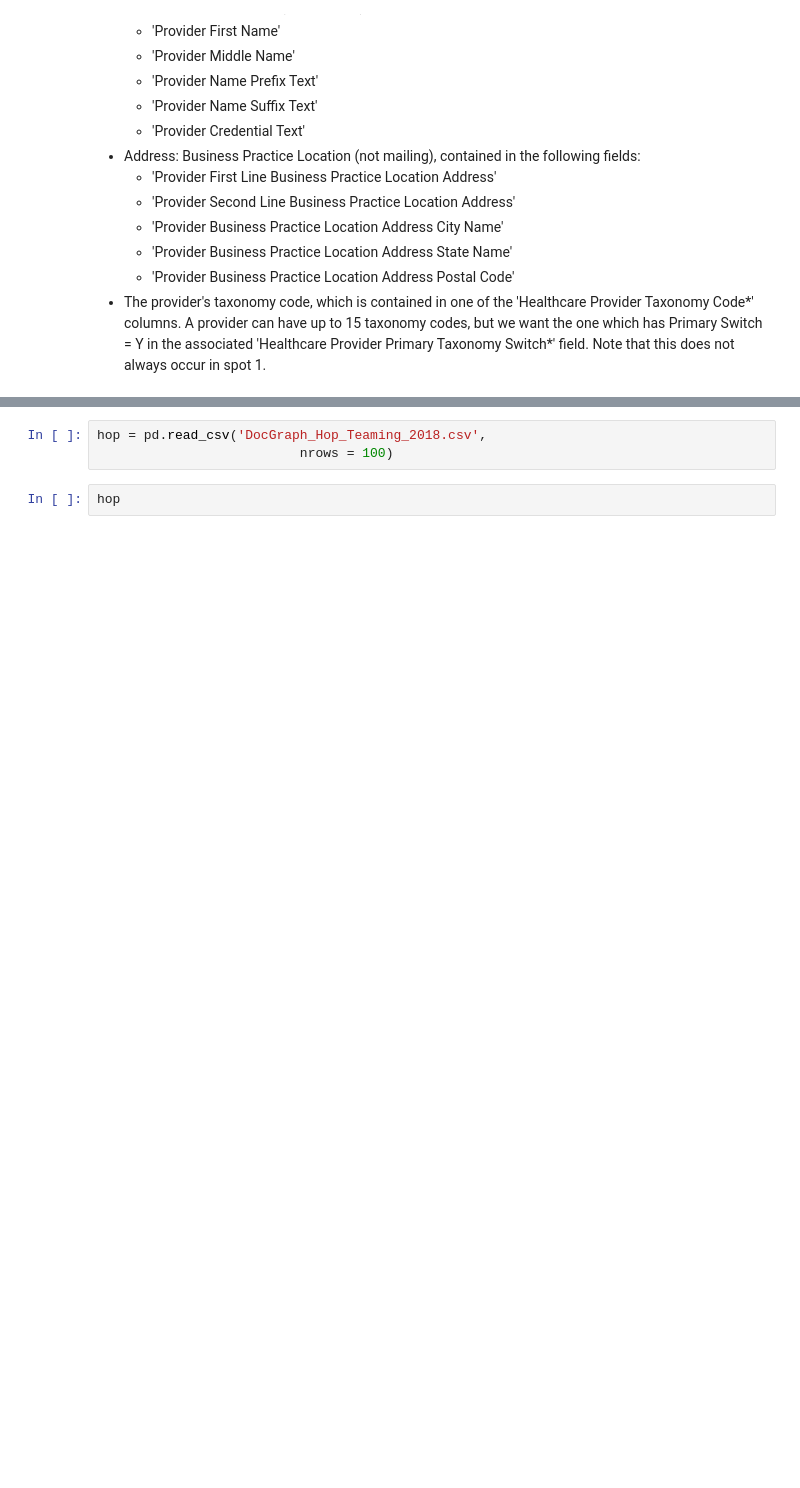
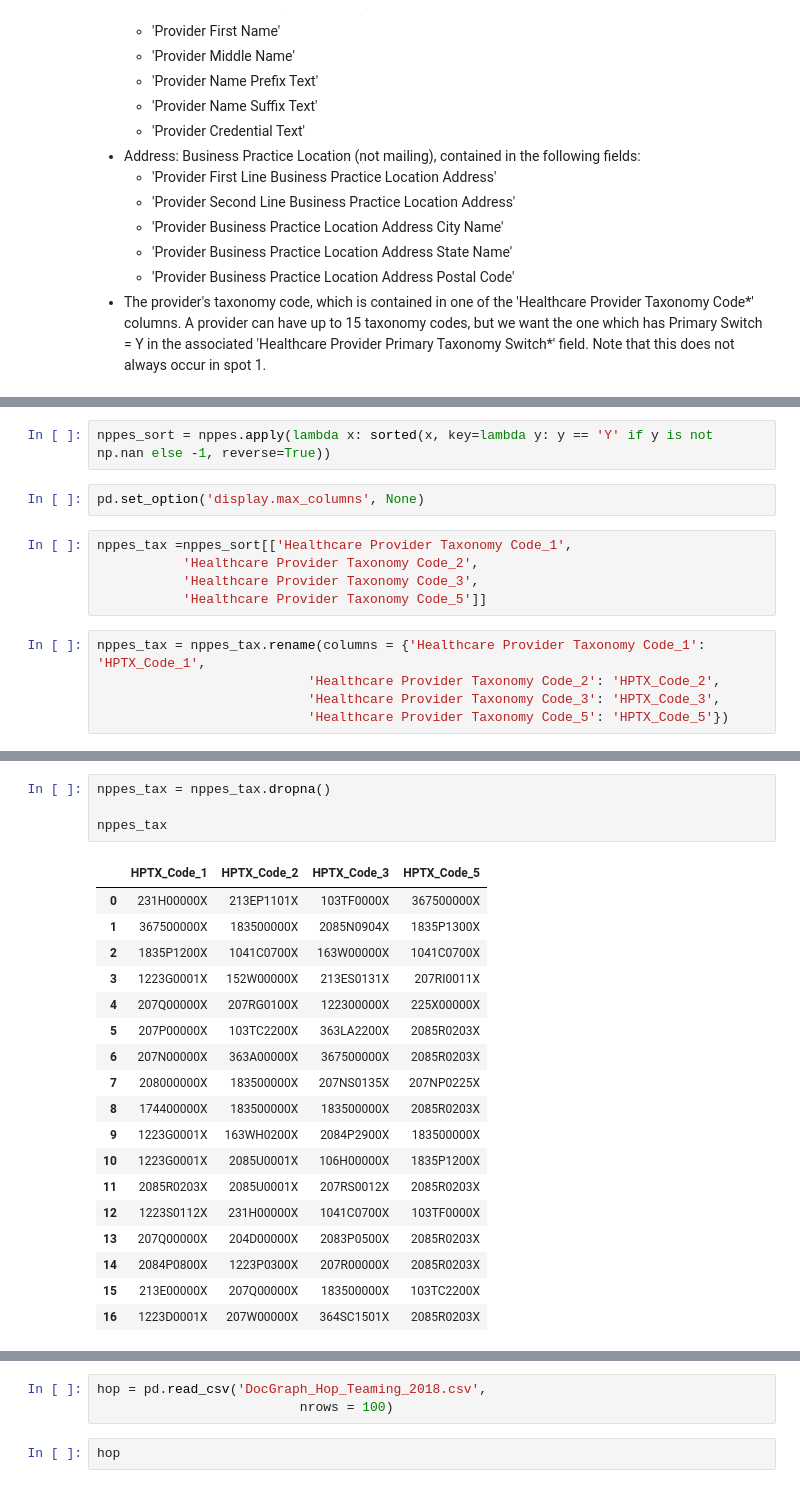
Before and after one commit to hcgreer/hop_team-team_blimp, a Jupyter notebook: hop_team_blimp.ipynb, the cells around one changed output, grey strips where cells are left out. Saved outputs shown, nothing was run; the diff lists cells and outputs as text; blank space fills up the shorter version.

Commit message:
taxonomy cleaning

```diff
--- a/hop_team_blimp.ipynb
+++ b/hop_team_blimp.ipynb
@@ -51,0 +90,14 @@ n.columns.tolist()
+# %%
+nppes_sort = nppes.apply(lambda x: sorted(x, key=lambda y: y == 'Y' if y is not np.nan else -1, reverse=True))
+# %%
+pd.set_option('display.max_columns', None)
+# %%
+nppes_tax =nppes_sort[['Healthcare Provider Taxonomy Code_1',
+           'Healthcare Provider Taxonomy Code_2',
+           'Healthcare Provider Taxonomy Code_3',
+           'Healthcare Provider Taxonomy Code_5']]
+# %%
+nppes_tax = nppes_tax.rename(columns = {'Healthcare Provider Taxonomy Code_1': 'HPTX_Code_1',
+                           'Healthcare Provider Taxonomy Code_2': 'HPTX_Code_2',
+                           'Healthcare Provider Taxonomy Code_3': 'HPTX_Code_3',
+                           'Healthcare Provider Taxonomy Code_5': 'HPTX_Code_5'})
@@ -51,0 +120,23 @@ n.columns.tolist()
+# %%
+nppes_tax = nppes_tax.dropna()
+
+nppes_tax
+# %% [output]
+|  | HPTX_Code_1 | HPTX_Code_2 | HPTX_Code_3 | HPTX_Code_5 |
+| 0 | 231H00000X | 213EP1101X | 103TF0000X | 367500000X |
+| 1 | 367500000X | 183500000X | 2085N0904X | 1835P1300X |
+| 2 | 1835P1200X | 1041C0700X | 163W00000X | 1041C0700X |
+| 3 | 1223G0001X | 152W00000X | 213ES0131X | 207RI0011X |
+| 4 | 207Q00000X | 207RG0100X | 122300000X | 225X00000X |
+| 5 | 207P00000X | 103TC2200X | 363LA2200X | 2085R0203X |
+| 6 | 207N00000X | 363A00000X | 367500000X | 2085R0203X |
+| 7 | 208000000X | 183500000X | 207NS0135X | 207NP0225X |
+| 8 | 174400000X | 183500000X | 183500000X | 2085R0203X |
+| 9 | 1223G0001X | 163WH0200X | 2084P2900X | 183500000X |
+| 10 | 1223G0001X | 2085U0001X | 106H00000X | 1835P1200X |
+| 11 | 2085R0203X | 2085U0001X | 207RS0012X | 2085R0203X |
+| 12 | 1223S0112X | 231H00000X | 1041C0700X | 103TF0000X |
+| 13 | 207Q00000X | 204D00000X | 2083P0500X | 2085R0203X |
+| 14 | 2084P0800X | 1223P0300X | 207R00000X | 2085R0203X |
+| 15 | 213E00000X | 207Q00000X | 183500000X | 103TC2200X |
+| 16 | 1223D0001X | 207W00000X | 364SC1501X | 2085R0203X |
```
Also changed, not shown: parts of 21 cells of this notebook.
